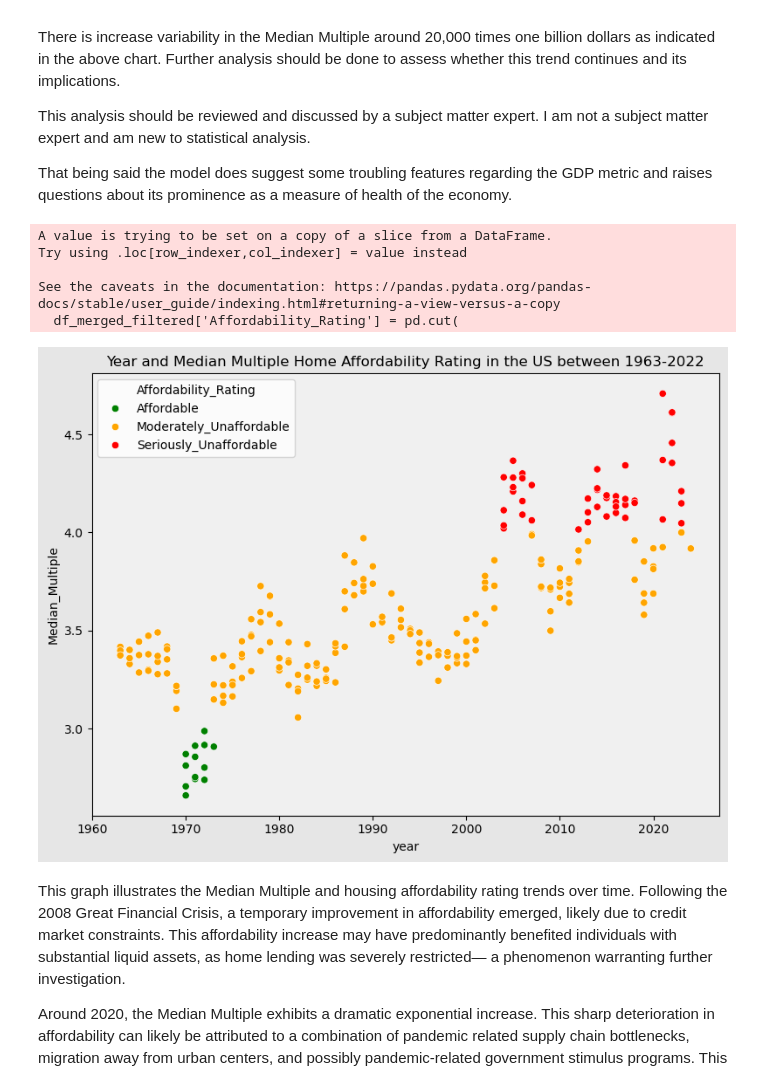
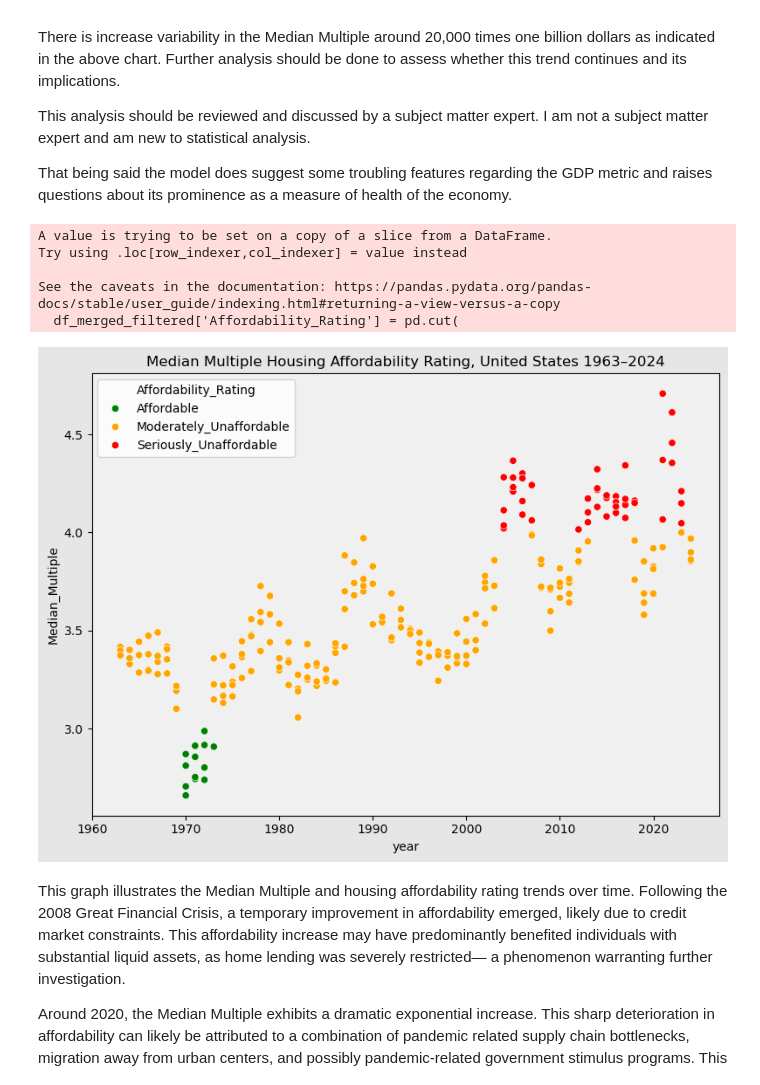
Before and after one commit to Djaser23/MM_GDP, a Jupyter notebook: MM_GDP.ipynb, the cells around one changed output. Drawn from its saved outputs; the diff is of its cells as text; code cells hidden in the pictures.

```diff
--- a/MM_GDP.ipynb
+++ b/MM_GDP.ipynb
@@ -124,6 +156,9 @@ home_price_df['year'] = home_price_df['observation_date'].dt.year
 # Merge with annual CPI deflator
 home_price_df = home_price_df.merge(cpi_annual, on='year', how='left')
 
+# Drop rows outside study window (no CPI match)
+home_price_df = home_price_df.dropna(subset=['cpi_annual_avg'])
+
 # Apply deflation formula
 home_price_df['real_home_price'] = home_price_df['median_home_price'] / (home_price_df['cpi_annual_avg'] / cpi_base_2023)
 
@@ -211,11 +225,10 @@ dtype: object
 # %%
-# Trim datasets to matching time interval: 1963-01-01 to 2024-01-01
+# Trim income data to study window: 1963-01-01 to 2024-01-01
 # Limited by income data availability (MEFAINUSA672N ends 2024-01-01)
+income_df = income_df[income_df['observation_date'] >= '1963-01-01']
 
-income_copy = income_copy[income_copy['observation_date'] >= '1963-01-01']
-home_price_copy = home_price_copy[home_price_copy['observation_date'] <= '2024-01-01']
-# Verify row counts
-print(f"Income observations: {len(income_copy)}")
-print(f"Home price observations: {len(home_price_copy)}")
+# Verify row count
+print(f"Income observations: {len(income_df)}")
+print(f"Home price observations: {len(home_price_df)}")
 # %% [output]
 Income observations: 62
@@ -596,55 +522,46 @@ There is increase variability in the Median Multiple around 20,000 times one bil
 This analysis should be reviewed and discussed by a subject matter expert. I am not a subject matter expert and am new to statistical analysis.
 
 That being said the model does suggest some troubling features regarding the GDP metric and raises questions about its prominence as a measure of health of the economy.
-# %%
-# Prepare visualization of Median Multiple over the time interval of the data.
-# Create an Affordability_Rating column for Dataframe with Year for second chart
-
-df_merged_filtered['Affordability_Rating'] = pd.cut(
-     df_merged_filtered['Median_Multiple'],
-     bins=[0, 3.0, 4.0, float('inf')],
-     labels=['Affordable', 'Moderately_Unaffordable', 'Seriously_Unaffordable'])
-
-# note: this code leaves out higher levels of unaffordability classification
-# because they are not relevent to this analysis but it should be updated for additional/other data
-# %% [output]
-A value is trying to be set on a copy of a slice from a DataFrame.
-Try using .loc[row_indexer,col_indexer] = value instead
-
-See the caveats in the documentation: https://pandas.pydata.org/pandas-docs/stable/user_guide/indexing.html#returning-a-view-versus-a-copy
-  df_merged_filtered['Affordability_Rating'] = pd.cut(
+# %%
+# Add affordability classification to time series dataframe for second visualization
+df_merged_filtered['Affordability_Rating'] = pd.cut(
+    df_merged_filtered['Median_Multiple'],
+    bins=[0, 3.0, 4.0, float('inf')],
+    labels=['Affordable', 'Moderately_Unaffordable', 'Seriously_Unaffordable']
+)
+# %% [output]
+A value is trying to be set on a copy of a slice from a DataFrame.
+Try using .loc[row_indexer,col_indexer] = value instead
+
+See the caveats in the documentation: https://pandas.pydata.org/pandas-docs/stable/user_guide/indexing.html#returning-a-view-versus-a-copy
+  df_merged_filtered['Affordability_Rating'] = pd.cut(
 # %%
-# import matplotlib.pyplot as plt
-# import seaborn as sns
+# Time series: Median Multiple by year, color coded by affordability classification
 
-# Visualize home Median Multiple over the time interval
-
-# Define custom colors for Affordability Rating with correct category names
 colors = {
     'Affordable': 'green',
     'Moderately_Unaffordable': 'orange',
     'Seriously_Unaffordable': 'red'
 }
 
-# Create figure with gray background
 fig = plt.figure(figsize=(8, 6))
 ax = fig.add_subplot(111)
-ax.set_facecolor('#f0f0f0')  # Light gray for plot area
-fig.patch.set_facecolor('#e6e6e6')  # Slightly darker gray for figure
+ax.set_facecolor('#f0f0f0')
+fig.patch.set_facecolor('#e6e6e6')
 
 sns.scatterplot(
     data=df_merged_filtered,
     x="year",
     y="Median_Multiple",
     hue="Affordability_Rating",
     palette=colors
 )
 
-plt.title("Year and Median Multiple Home Affordability Rating in the US between 1963-2022")
+plt.title("Median Multiple Housing Affordability Rating, United States 1963–2024")
 plt.tight_layout()
 plt.show()
 # %% [output]
-[figure, old version]
+[figure, new version]
 # %% [markdown]
 This graph illustrates the Median Multiple and housing affordability rating trends over time. Following the 2008 Great Financial Crisis, a temporary improvement in affordability emerged, likely due to credit market constraints. This affordability increase may have predominantly benefited individuals with substantial liquid assets, as home lending was severely restricted— a phenomenon warranting further investigation.
 
```
Also changed, not shown: parts of 39 cells of this notebook, 1 other file.
